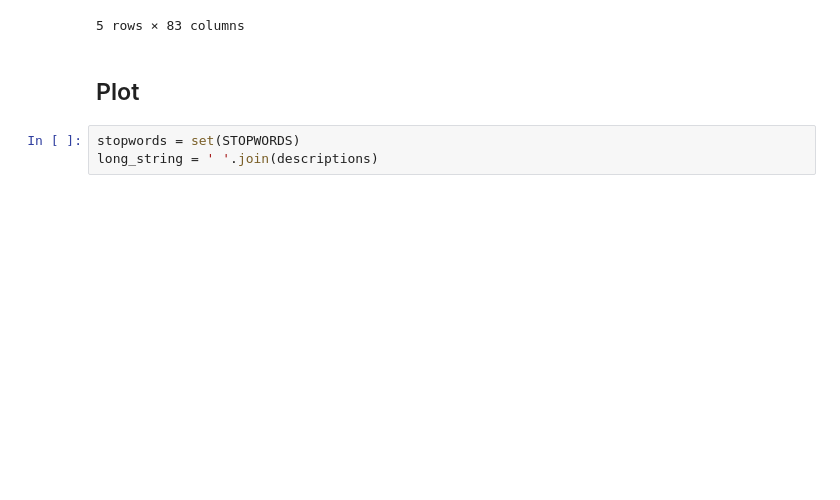
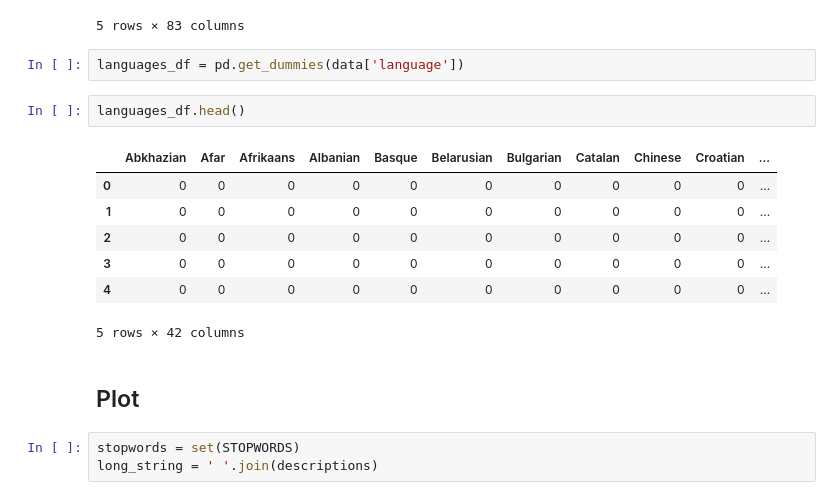
Before and after one commit to kaciewebster/podcast-recommender, a Jupyter notebook: src/eda.ipynb, the cells around one changed output. Saved outputs shown, nothing was run; the diff lists cells and outputs as text; blank space fills up the shorter version.

```diff
--- a/src/eda.ipynb
+++ b/src/eda.ipynb
@@ -150,6 +150,18 @@ categories_df.head()
 | The Tech M&A Podcast | 0 | 0 | 0 | 0 | 0 | 0 | 0 | 0 | 2 | 0 | ... |
 | The Tech Informist - For fans of ... | 0 | 0 | 0 | 0 | 0 | 0 | 0 | 0 | 0 | 0 | ... |
 5 rows × 83 columns
+# %%
+languages_df = pd.get_dummies(data['language'])
+# %%
+languages_df.head()
+# %% [output]
+|  | Abkhazian | Afar | Afrikaans | Albanian | Basque | Belarusian | Bulgarian | Catalan | Chinese | Croatian | ... |
+| 0 | 0 | 0 | 0 | 0 | 0 | 0 | 0 | 0 | 0 | 0 | ... |
+| 1 | 0 | 0 | 0 | 0 | 0 | 0 | 0 | 0 | 0 | 0 | ... |
+| 2 | 0 | 0 | 0 | 0 | 0 | 0 | 0 | 0 | 0 | 0 | ... |
+| 3 | 0 | 0 | 0 | 0 | 0 | 0 | 0 | 0 | 0 | 0 | ... |
+| 4 | 0 | 0 | 0 | 0 | 0 | 0 | 0 | 0 | 0 | 0 | ... |
+5 rows × 42 columns
 # %% [markdown]
 ## Plot
 # %%
```
Also changed, not shown: parts of 5 cells of this notebook, 9 other files.
